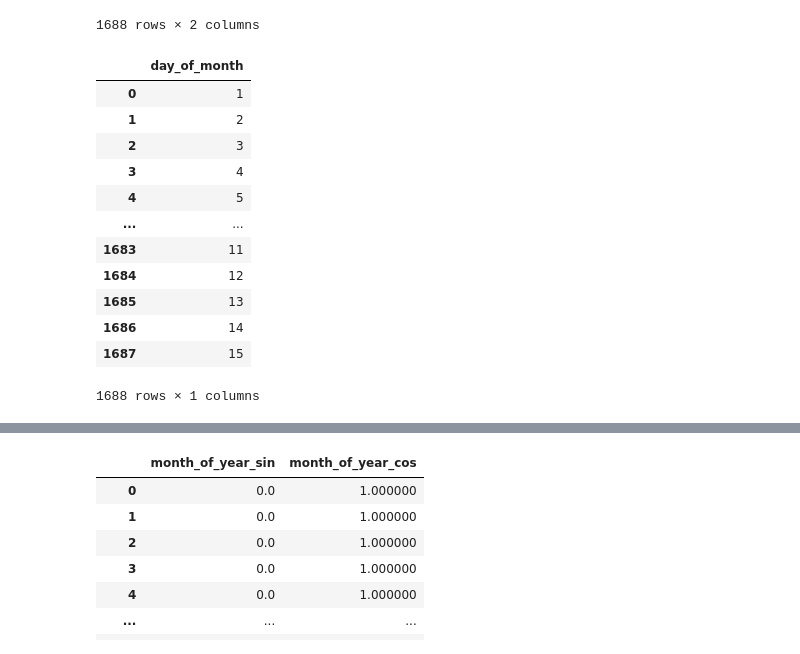
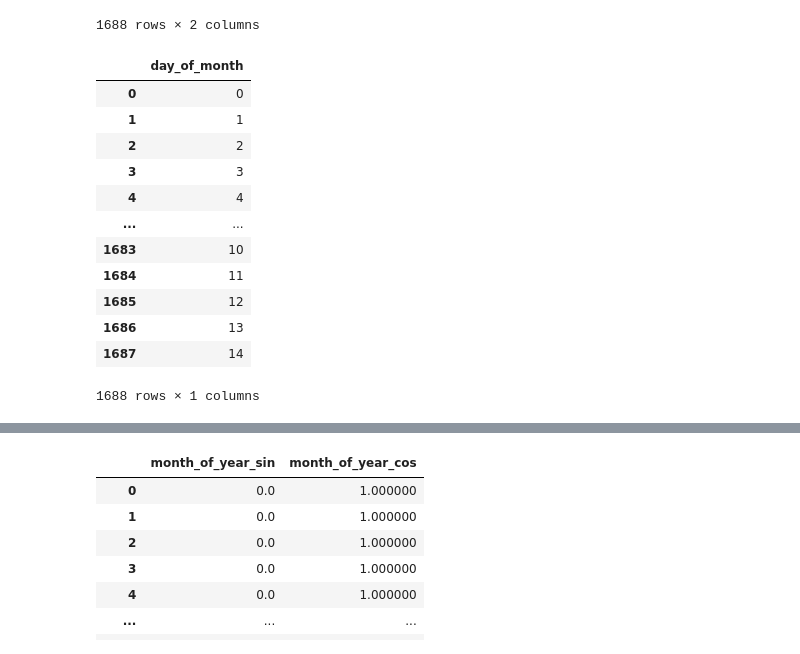
Before and after one commit to Fzhou1997/Kaggle-Linear-Regression-With-Time-Series, a Jupyter notebook: notebooks/preprocess-dates.ipynb, the cells around one changed output, grey strips where cells are left out. Drawn from its saved outputs; the diff is of its cells as text; code cells hidden in the pictures.

```diff
--- a/notebooks/preprocess-dates.ipynb
+++ b/notebooks/preprocess-dates.ipynb
@@ -115,19 +115,19 @@ day_of_week_cyclic_df
 1688 rows × 2 columns
 # %%
 day_of_month_df = pd.DataFrame()
-day_of_month_df['day_of_month'] = dates_df['date'].dt.day
+day_of_month_df['day_of_month'] = dates_df['date'].dt.day - 1
 day_of_month_df
 # %% [output]
 |  | day_of_month |
-| 0 | 1 |
-| 1 | 2 |
-| 2 | 3 |
-| 3 | 4 |
-| 4 | 5 |
+| 0 | 0 |
+| 1 | 1 |
+| 2 | 2 |
+| 3 | 3 |
+| 4 | 4 |
 | ... | ... |
-| 1683 | 11 |
-| 1684 | 12 |
-| 1685 | 13 |
-| 1686 | 14 |
-| 1687 | 15 |
+| 1683 | 10 |
+| 1684 | 11 |
+| 1685 | 12 |
+| 1686 | 13 |
+| 1687 | 14 |
 1688 rows × 1 columns
```
Also changed, not shown: parts of 12 cells of this notebook, 2 other files.
